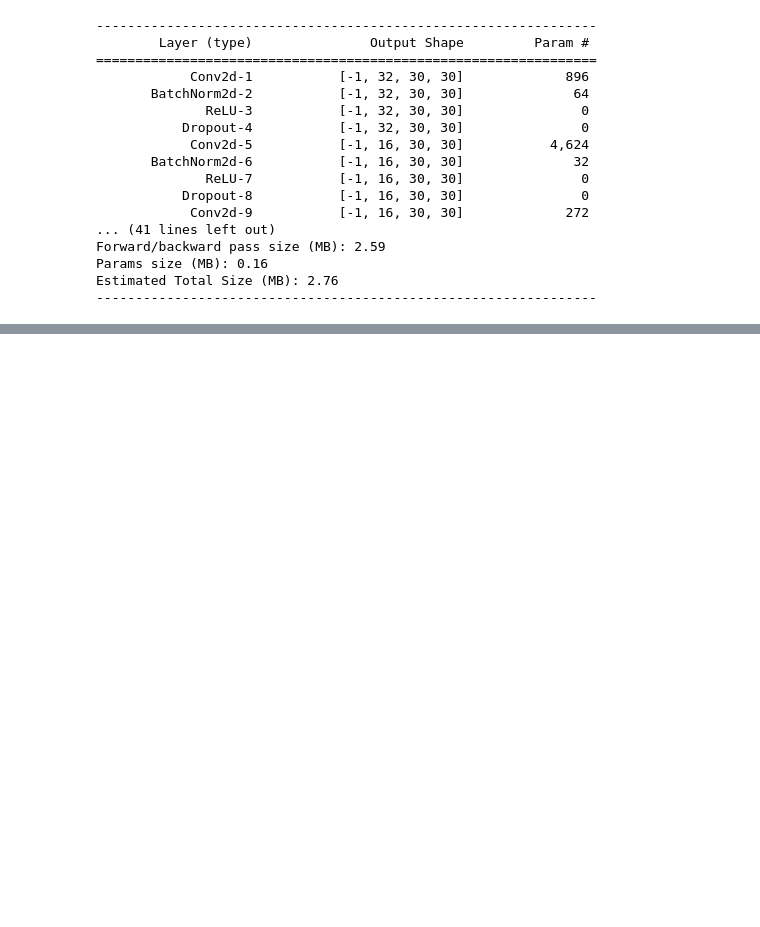
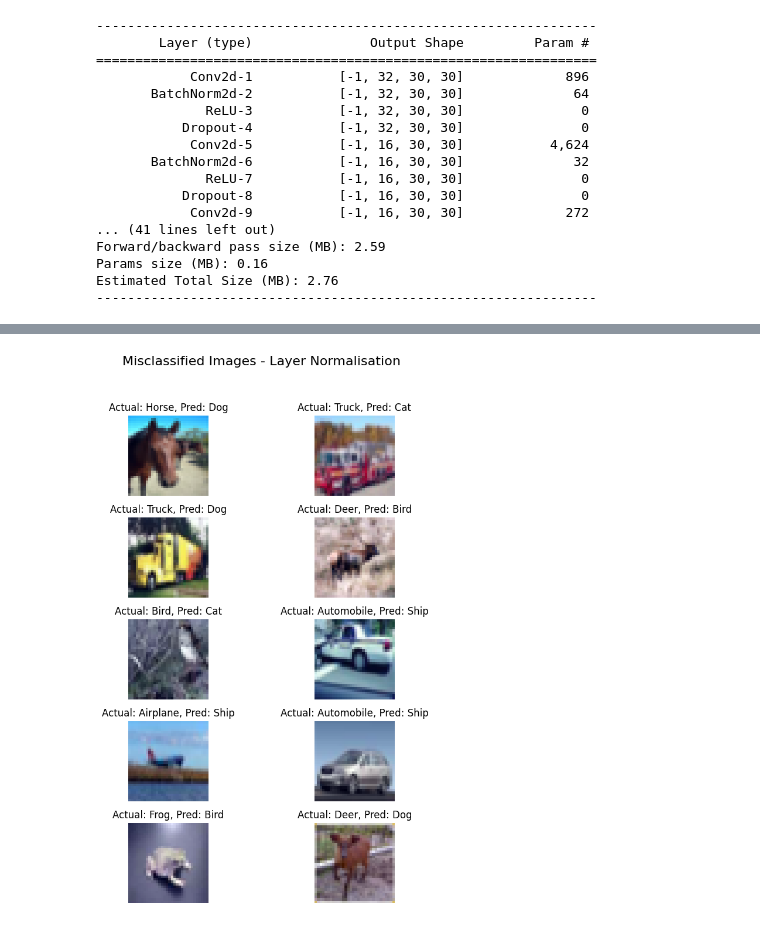
Before and after one commit to ping-Mel/ERV-V2-Assignments, a Jupyter notebook: session8/s8.ipynb, the cells around one changed output, grey strips where cells are left out. Cells and saved outputs as stored; diff of their text form; code cells hidden in the pictures; blank space fills up the shorter version.

```diff
--- a/session8/s8.ipynb
+++ b/session8/s8.ipynb
@@ -583,0 +668,4 @@ Text(0.5, 1.0, 'Test Accuracy')
+# %%
+show_misclasses(failed_samples,"Misclassified Images - Layer Normalisation")
+# %% [output]
+[figure, added]
```
Also changed, not shown: parts of 11 cells of this notebook.
